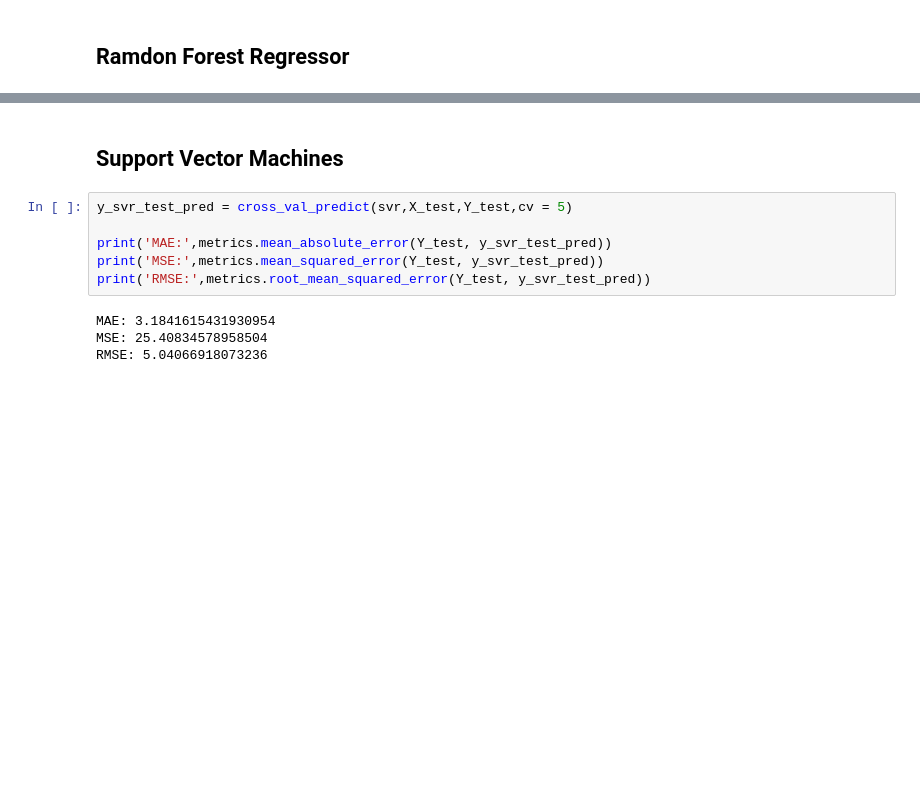
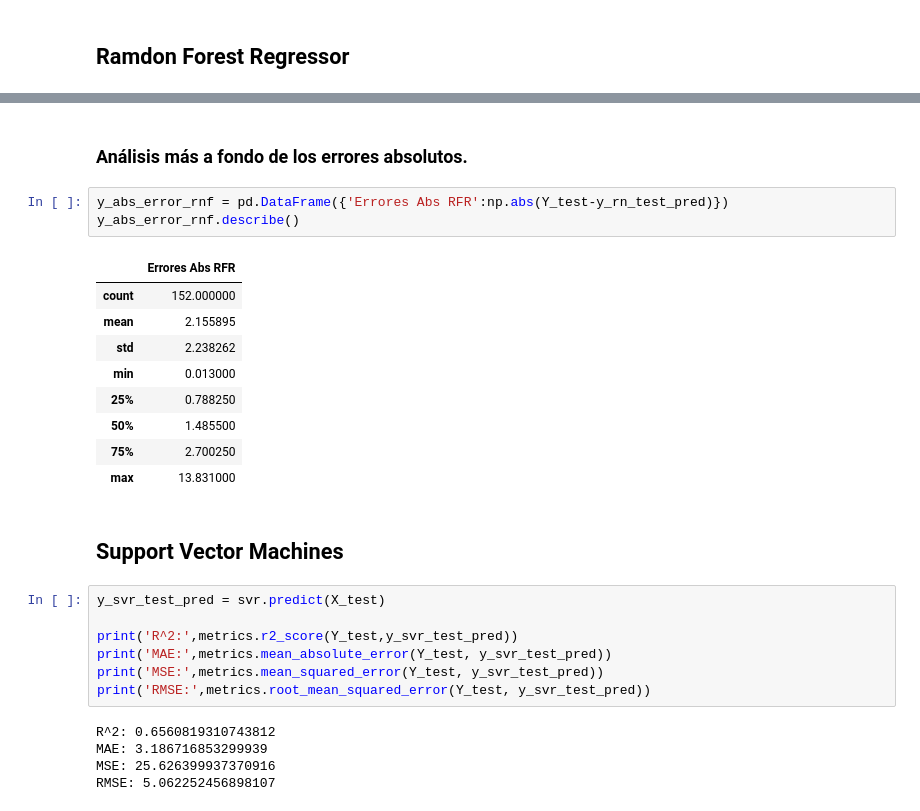
Before and after one commit to FguerraCarrazana/Pr-ctica-laboral-ML, a Jupyter notebook: housing.ipynb, the cells around one changed output, grey strips where cells are left out. Saved outputs shown, nothing was run; the diff lists cells and outputs as text; blank space fills up the shorter version.

```diff
--- a/housing.ipynb
+++ b/housing.ipynb
@@ -198,12 +223,29 @@ RMSE: 4.089165246657768
+# %% [markdown]
+### Análisis más a fondo de los errores absolutos.
+# %%
+y_abs_error_rnf = pd.DataFrame({'Errores Abs RFR':np.abs(Y_test-y_rn_test_pred)})
+y_abs_error_rnf.describe()
+# %% [output]
+|  | Errores Abs RFR |
+| count | 152.000000 |
+| mean | 2.155895 |
+| std | 2.238262 |
+| min | 0.013000 |
+| 25% | 0.788250 |
+| 50% | 1.485500 |
+| 75% | 2.700250 |
+| max | 13.831000 |
 # %% [markdown]
 ## Support Vector Machines
 # %%
-y_svr_test_pred = cross_val_predict(svr,X_test,Y_test,cv = 5)
+y_svr_test_pred = svr.predict(X_test)
 
+print('R^2:',metrics.r2_score(Y_test,y_svr_test_pred))
 print('MAE:',metrics.mean_absolute_error(Y_test, y_svr_test_pred))
 print('MSE:',metrics.mean_squared_error(Y_test, y_svr_test_pred))
 print('RMSE:',metrics.root_mean_squared_error(Y_test, y_svr_test_pred))
 # %% [output]
-MAE: 3.1841615431930954
-MSE: 25.40834578958504
-RMSE: 5.04066918073236
+R^2: 0.6560819310743812
+MAE: 3.186716853299939
+MSE: 25.626399937370916
+RMSE: 5.062252456898107
```
Also changed, not shown: parts of 12 cells of this notebook, 2 other files.
